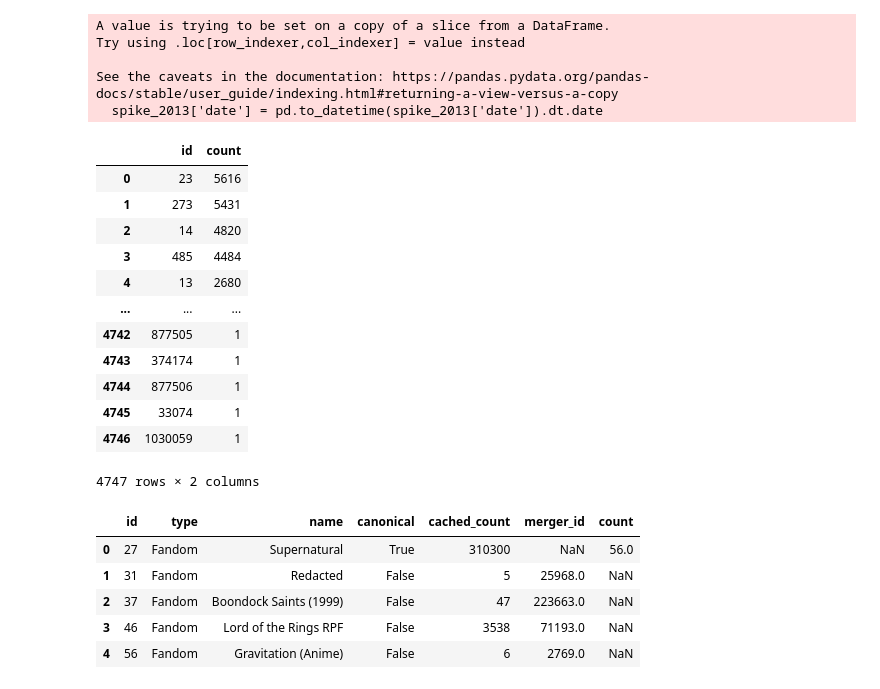
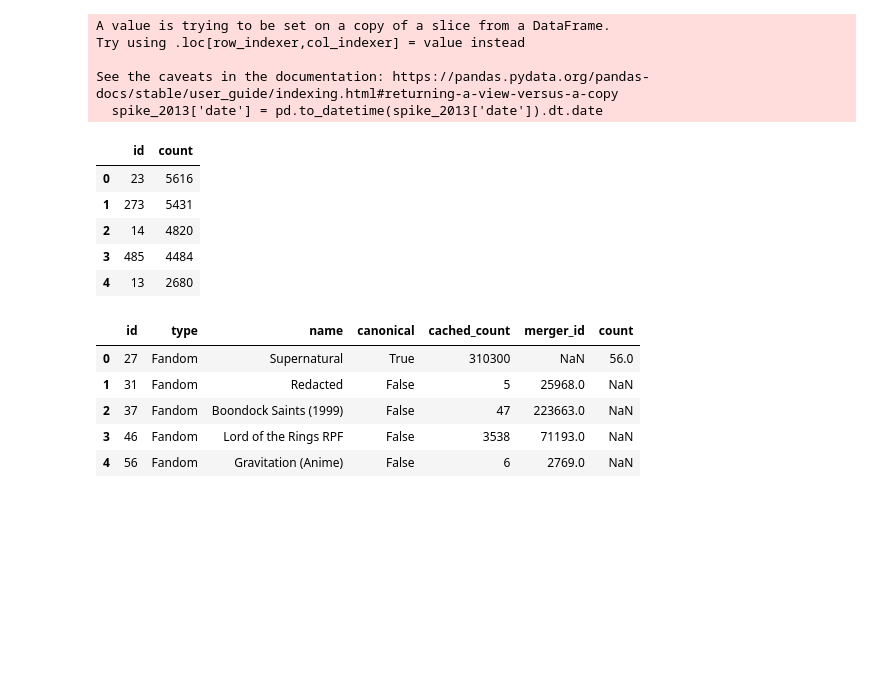
Before and after one commit to joelleneyap/fandomstudies, a Jupyter notebook: fic_spikes.ipynb, the cells around one changed output. Saved outputs shown, nothing was run; the diff lists cells and outputs as text; code cells hidden in the pictures; blank space fills up the shorter version.

Commit message:
set table styles

```diff
--- a/fic_spikes.ipynb
+++ b/fic_spikes.ipynb
@@ -231,28 +232,21 @@ See the caveats in the documentation: https://pandas.pydata.org/pandas-docs/stab
 # %%
 # Explode the lists in the "tags" column into individual rows
 exploded_spike_2013_works = spike_2013_works.explode('tags')
 
 # Count the occurrences of each unique integer
 tag_counts_spike_2013_works = exploded_spike_2013_works['tags'].value_counts().reset_index()
 
 # Rename the columns to "id" and "count"
 tag_counts_spike_2013_works.columns = ['id', 'count']
 
-tag_counts_spike_2013_works
+tag_counts_spike_2013_works.head()
 # %% [output]
 |  | id | count |
 | 0 | 23 | 5616 |
 | 1 | 273 | 5431 |
 | 2 | 14 | 4820 |
 | 3 | 485 | 4484 |
 | 4 | 13 | 2680 |
-| ... | ... | ... |
-| 4742 | 877505 | 1 |
-| 4743 | 374174 | 1 |
-| 4744 | 877506 | 1 |
-| 4745 | 33074 | 1 |
-| 4746 | 1030059 | 1 |
-4747 rows × 2 columns
 # %%
 # Ensure the "id" columns in both DataFrames are of the same type (int64)
 tag_counts_spike_2013_works.loc[:, 'id'] = tag_counts_spike_2013_works['id'].astype(int)
```
Also changed, not shown: parts of 4 cells of this notebook.
